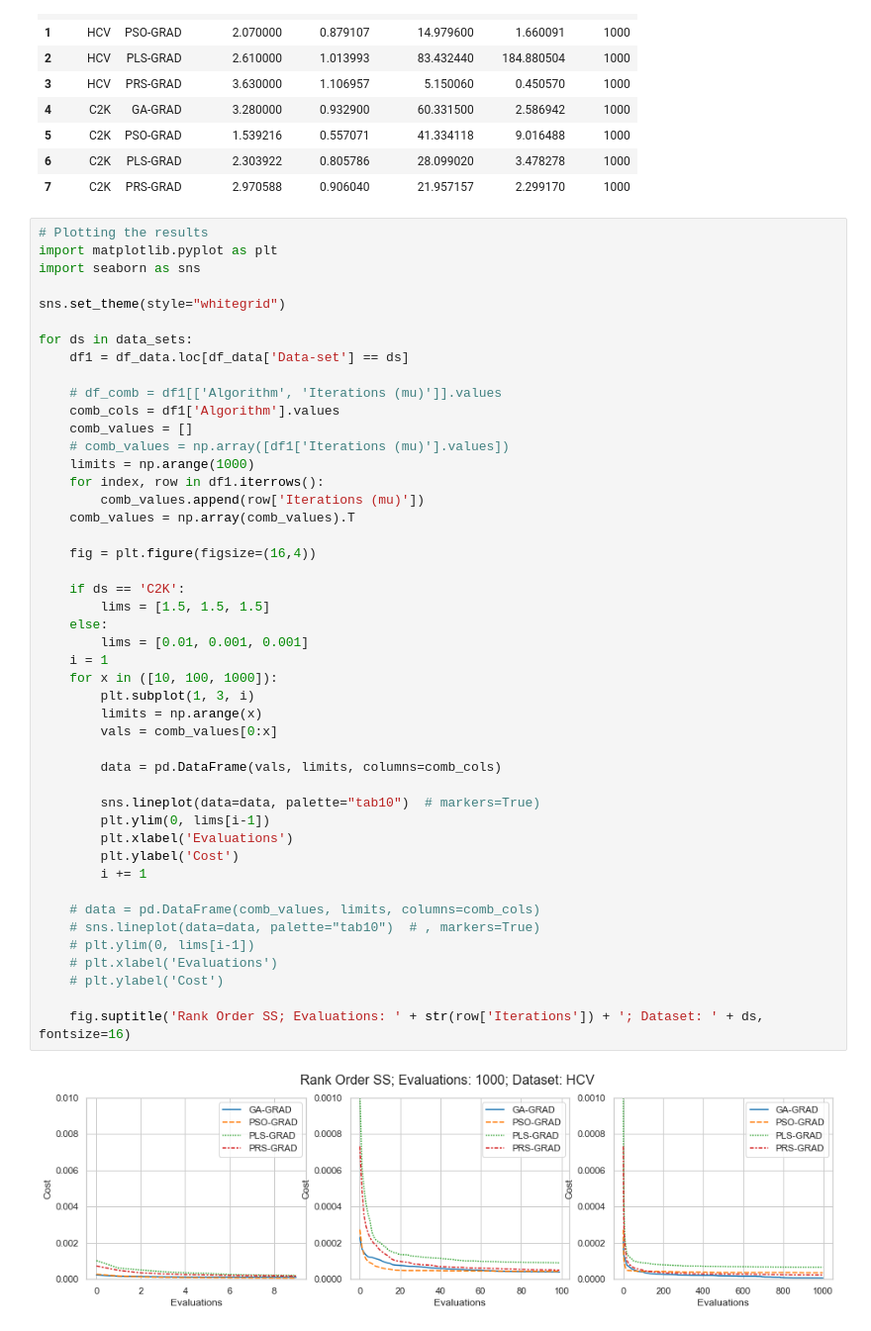
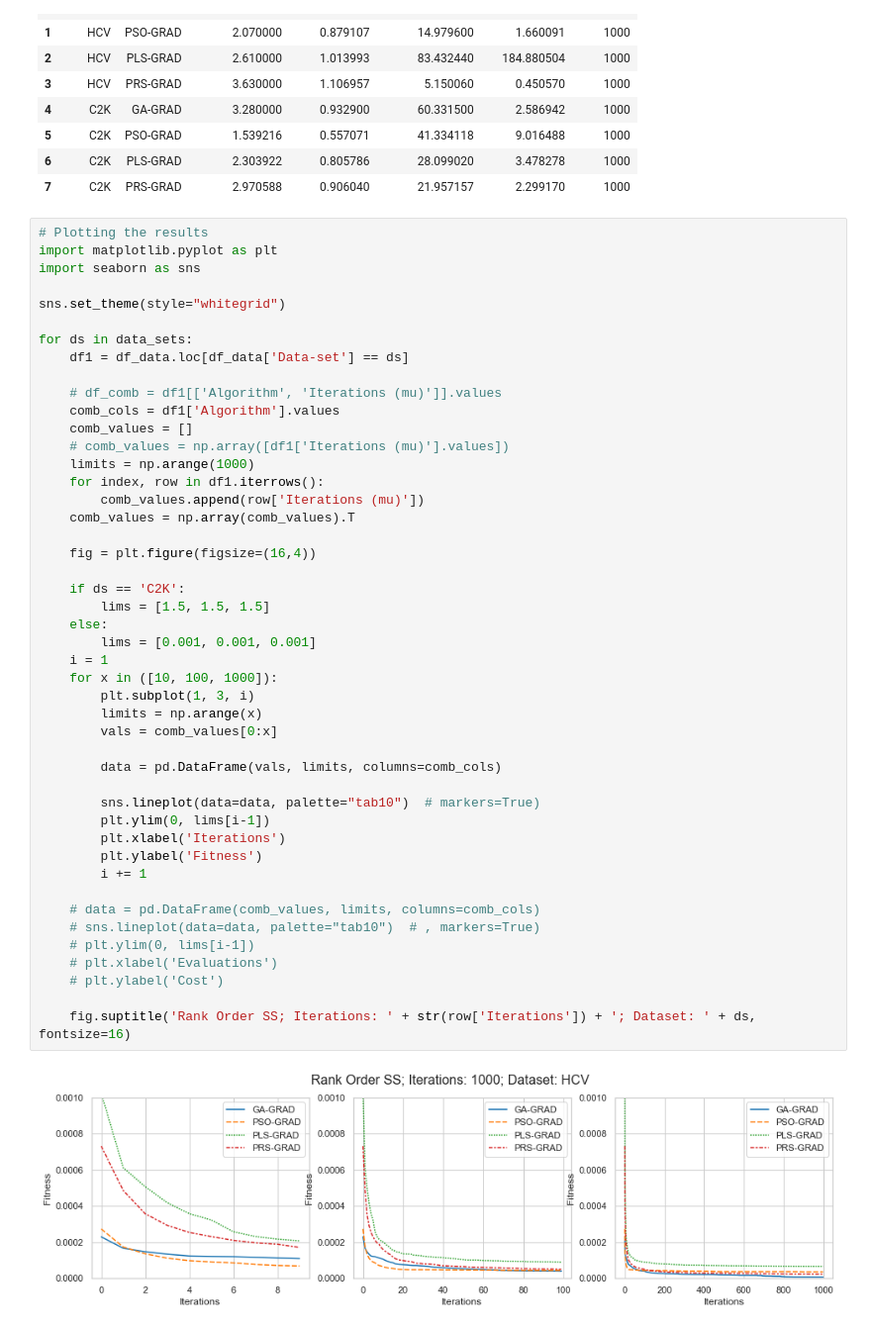
Before and after one commit to owuordickson/meso-hpc-lr, a Jupyter notebook: results/swarmgp/analysis_v2.ipynb, the cells around one changed output. Shown at 99% size. Saved outputs shown, nothing was run; the diff lists cells and outputs as text.

```diff
--- a/results/swarmgp/analysis_v2.ipynb
+++ b/results/swarmgp/analysis_v2.ipynb
@@ -308,35 +308,35 @@ for ds in data_sets:
     # comb_values = np.array([df1['Iterations (mu)'].values])
     limits = np.arange(1000)
     for index, row in df1.iterrows():
         comb_values.append(row['Iterations (mu)'])
     comb_values = np.array(comb_values).T
 
     fig = plt.figure(figsize=(16,4))
 
     if ds == 'C2K':
         lims = [1.5, 1.5, 1.5]
     else:
-        lims = [0.01, 0.001, 0.001]
+        lims = [0.001, 0.001, 0.001]
     i = 1
     for x in ([10, 100, 1000]):
         plt.subplot(1, 3, i)
         limits = np.arange(x)
         vals = comb_values[0:x]
 
         data = pd.DataFrame(vals, limits, columns=comb_cols)
 
         sns.lineplot(data=data, palette="tab10")  # markers=True)
         plt.ylim(0, lims[i-1])
-        plt.xlabel('Evaluations')
-        plt.ylabel('Cost')
+        plt.xlabel('Iterations')
+        plt.ylabel('Fitness')
         i += 1
 
     # data = pd.DataFrame(comb_values, limits, columns=comb_cols)
     # sns.lineplot(data=data, palette="tab10")  # , markers=True)
     # plt.ylim(0, lims[i-1])
     # plt.xlabel('Evaluations')
     # plt.ylabel('Cost')
 
-    fig.suptitle('Rank Order SS; Evaluations: ' + str(row['Iterations']) + '; Dataset: ' + ds, fontsize=16)
+    fig.suptitle('Rank Order SS; Iterations: ' + str(row['Iterations']) + '; Dataset: ' + ds, fontsize=16)
 # %% [output]
-[figure, old version]
+[figure, new version]
```
Also changed, not shown: parts of 1 cell of this notebook, 1 other file.
